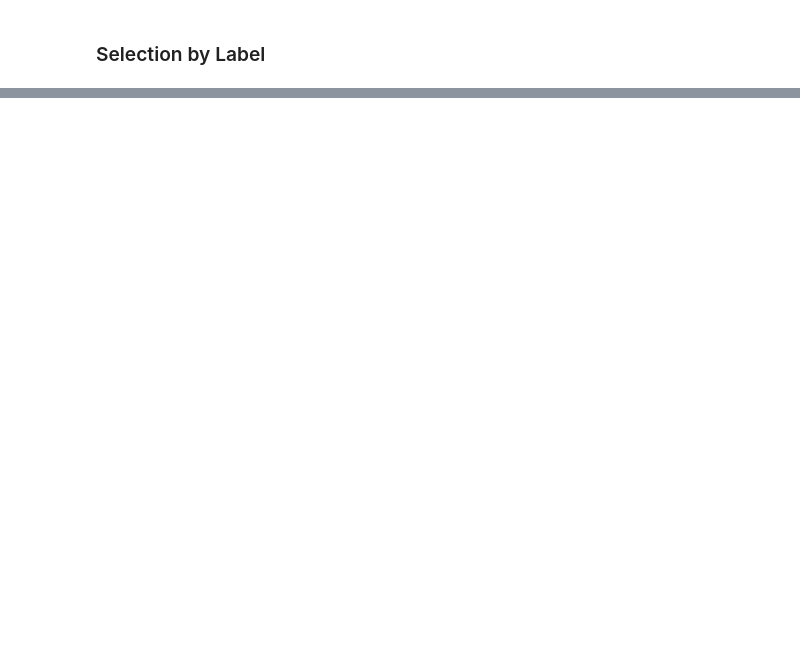
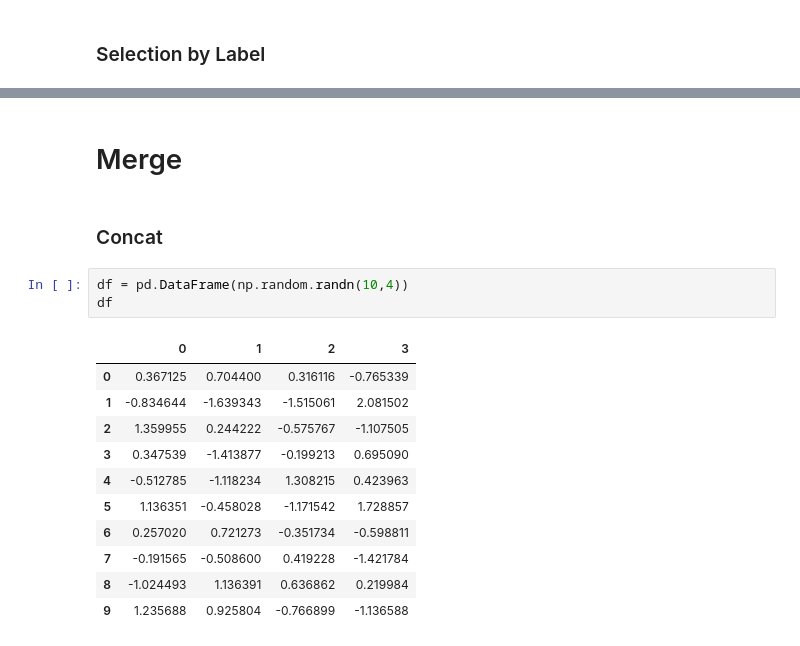
Before and after one commit to safi-manar/pandas_tutorial, a Jupyter notebook: Pandas_10_tutorial.ipynb, the cells around one changed output, grey strips where cells are left out. Drawn from its saved outputs; the diff is of its cells as text; blank space fills up the shorter version.

```diff
--- a/Pandas_10_tutorial.ipynb
+++ b/Pandas_10_tutorial.ipynb
@@ -186,0 +579,19 @@ df['20170201':'20170202'] # Select the rows from Feb1-Feb2.
+# %% [markdown]
+# Merge
+# %% [markdown]
+### Concat
+# %%
+df = pd.DataFrame(np.random.randn(10,4))
+df
+# %% [output]
+|  | 0 | 1 | 2 | 3 |
+| 0 | 0.367125 | 0.704400 | 0.316116 | -0.765339 |
+| 1 | -0.834644 | -1.639343 | -1.515061 | 2.081502 |
+| 2 | 1.359955 | 0.244222 | -0.575767 | -1.107505 |
+| 3 | 0.347539 | -1.413877 | -0.199213 | 0.695090 |
+| 4 | -0.512785 | -1.118234 | 1.308215 | 0.423963 |
+| 5 | 1.136351 | -0.458028 | -1.171542 | 1.728857 |
+| 6 | 0.257020 | 0.721273 | -0.351734 | -0.598811 |
+| 7 | -0.191565 | -0.508600 | 0.419228 | -1.421784 |
+| 8 | -1.024493 | 1.136391 | 0.636862 | 0.219984 |
+| 9 | 1.235688 | 0.925804 | -0.766899 | -1.136588 |
```
Also changed, not shown: parts of 95 cells of this notebook.
